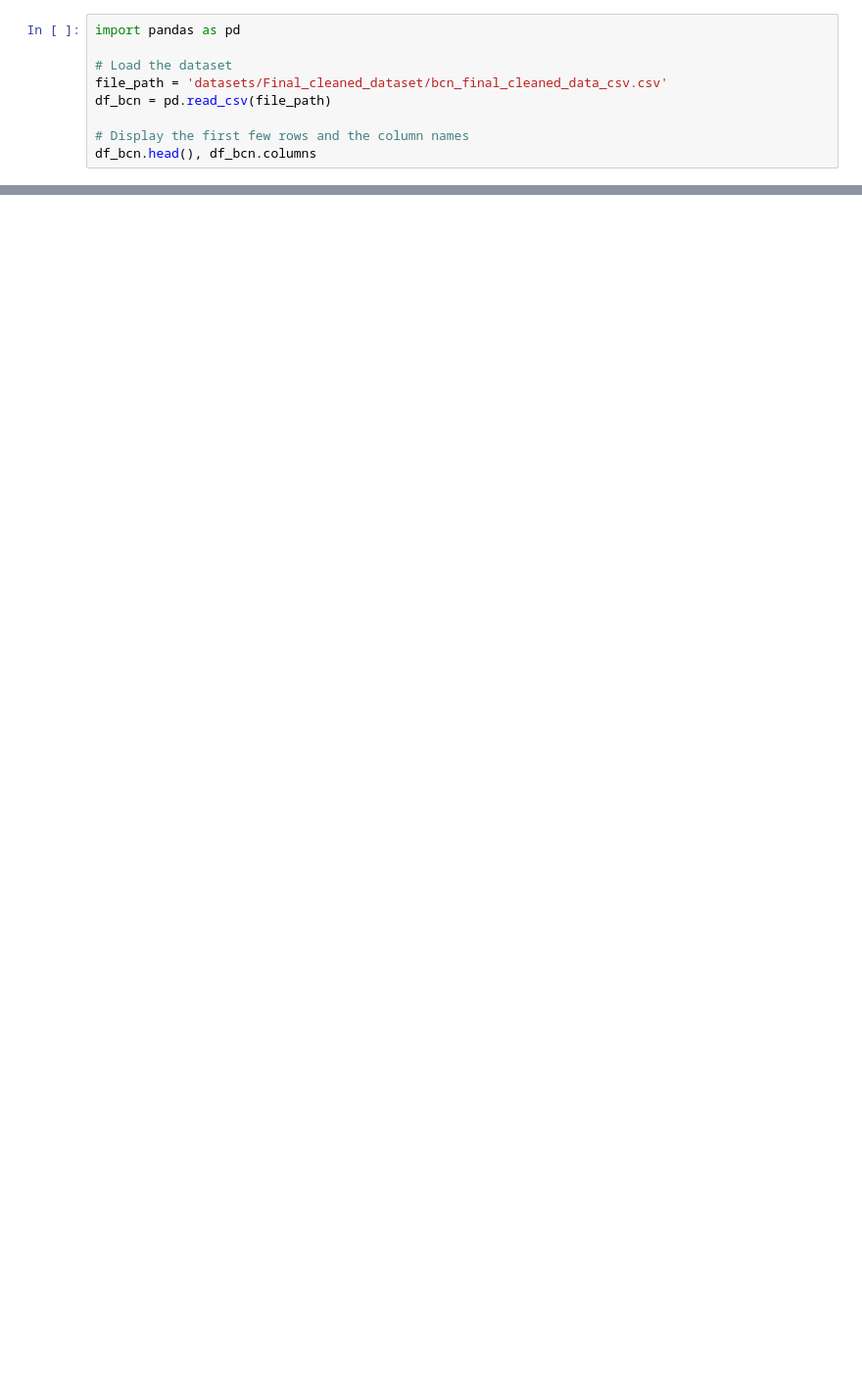
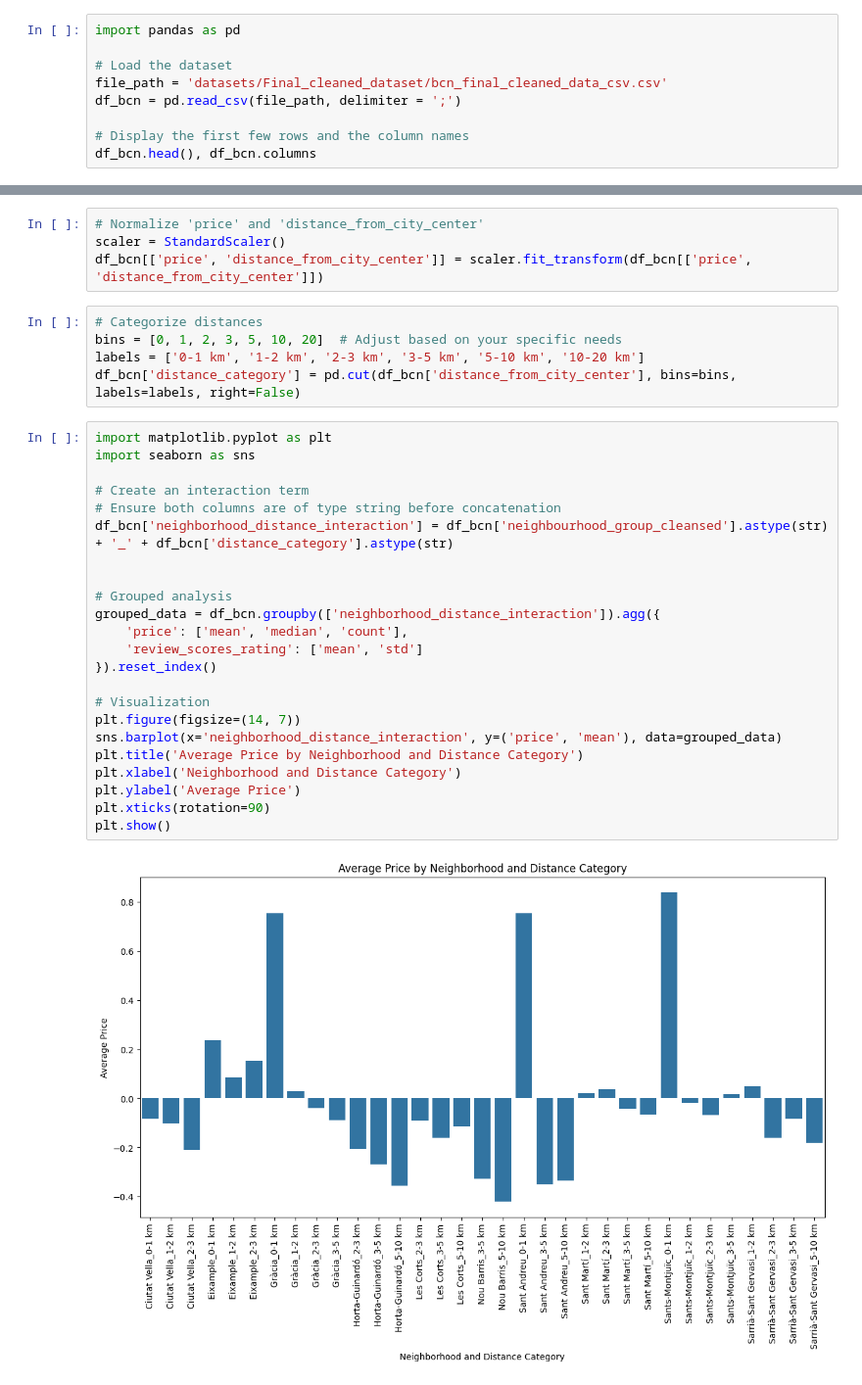
Before and after one commit to 2024-final-project-ironhack/Business-Case-Analysis-and-Recommendation-for-Rental-Users-in-Madrid-and-Barcelona, a Jupyter notebook: bcn_distance_analysis.ipynb, the cells around one changed output, grey strips where cells are left out. Shown at 98% size. Saved outputs shown, nothing was run; the diff lists cells and outputs as text; blank space fills up the shorter version.

Commit message:
add price&distance analysis for bcn

```diff
--- a/bcn_distance_analysis.ipynb
+++ b/bcn_distance_analysis.ipynb
@@ -3,7 +5,7 @@ import pandas as pd
 
 # Load the dataset
 file_path = 'datasets/Final_cleaned_dataset/bcn_final_cleaned_data_csv.csv'
-df_bcn = pd.read_csv(file_path)
+df_bcn = pd.read_csv(file_path, delimiter = ';')
 
 # Display the first few rows and the column names
 df_bcn.head(), df_bcn.columns
@@ -17,0 +76,34 @@ df_bcn.head(), df_bcn.columns
+# %%
+# Normalize 'price' and 'distance_from_city_center'
+scaler = StandardScaler()
+df_bcn[['price', 'distance_from_city_center']] = scaler.fit_transform(df_bcn[['price', 'distance_from_city_center']])
+# %%
+# Categorize distances
+bins = [0, 1, 2, 3, 5, 10, 20]  # Adjust based on your specific needs
+labels = ['0-1 km', '1-2 km', '2-3 km', '3-5 km', '5-10 km', '10-20 km']
+df_bcn['distance_category'] = pd.cut(df_bcn['distance_from_city_center'], bins=bins, labels=labels, right=False)
+# %%
+import matplotlib.pyplot as plt
+import seaborn as sns
+
+# Create an interaction term
+# Ensure both columns are of type string before concatenation
+df_bcn['neighborhood_distance_interaction'] = df_bcn['neighbourhood_group_cleansed'].astype(str) + '_' + df_bcn['distance_category'].astype(str)
+
+
+# Grouped analysis
+grouped_data = df_bcn.groupby(['neighborhood_distance_interaction']).agg({
+    'price': ['mean', 'median', 'count'],
+    'review_scores_rating': ['mean', 'std']
+}).reset_index()
+
+# Visualization
+plt.figure(figsize=(14, 7))
+sns.barplot(x='neighborhood_distance_interaction', y=('price', 'mean'), data=grouped_data)
+plt.title('Average Price by Neighborhood and Distance Category')
+plt.xlabel('Neighborhood and Distance Category')
+plt.ylabel('Average Price')
+plt.xticks(rotation=90)
+plt.show()
+# %% [output]
+[figure, added]
```
Also changed, not shown: parts of 12 cells of this notebook, 1 other file.
